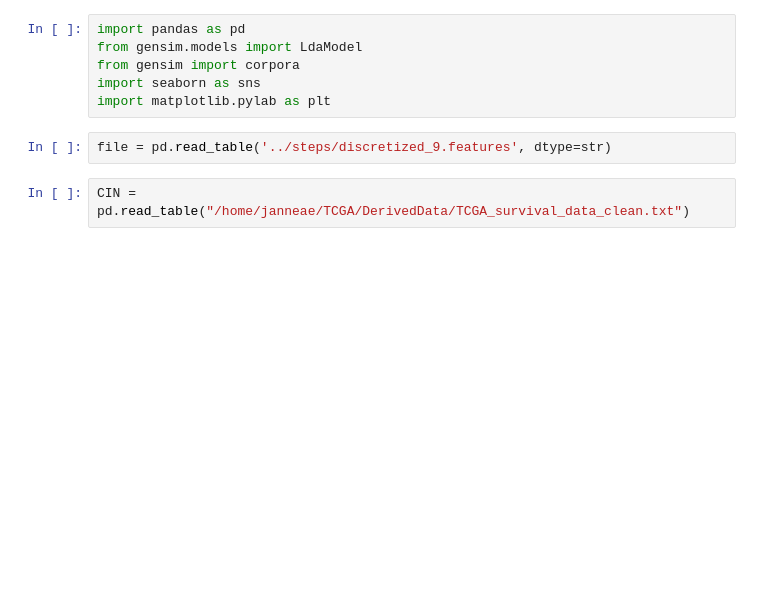
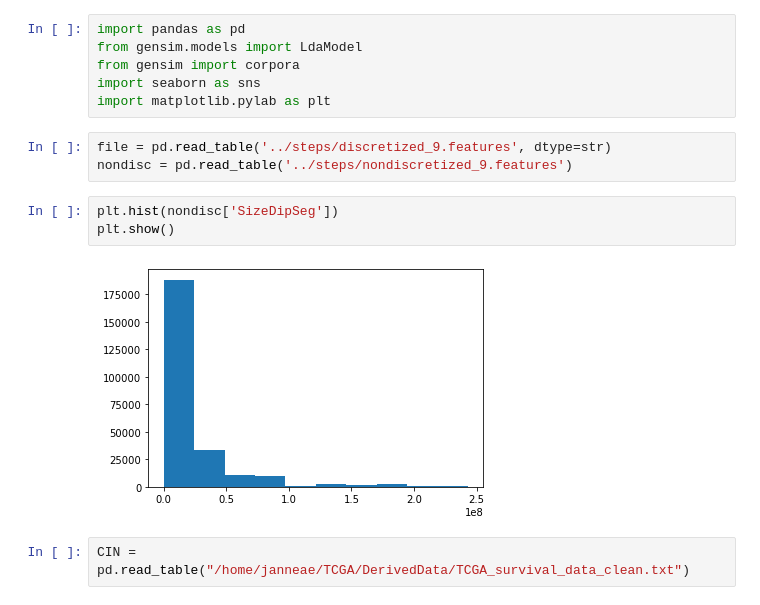
Before and after one commit to janneah/cns, a Jupyter notebook: notebooks/correlation.ipynb, the cells around one changed output. Drawn from its saved outputs; the diff is of its cells as text; blank space fills up the shorter version.

Commit message:
Fixed SizeDipSeg

```diff
--- a/notebooks/correlation.ipynb
+++ b/notebooks/correlation.ipynb
@@ -6,6 +6,12 @@ import seaborn as sns
 import matplotlib.pylab as plt
 # %%
 file = pd.read_table('../steps/discretized_9.features', dtype=str)
+nondisc = pd.read_table('../steps/nondiscretized_9.features')
+# %%
+plt.hist(nondisc['SizeDipSeg'])
+plt.show()
+# %% [output]
+[figure, added]
 # %%
 CIN = pd.read_table("/home/janneae/TCGA/DerivedData/TCGA_survival_data_clean.txt")
 # %%
```
Also changed, not shown: 5 other files.
